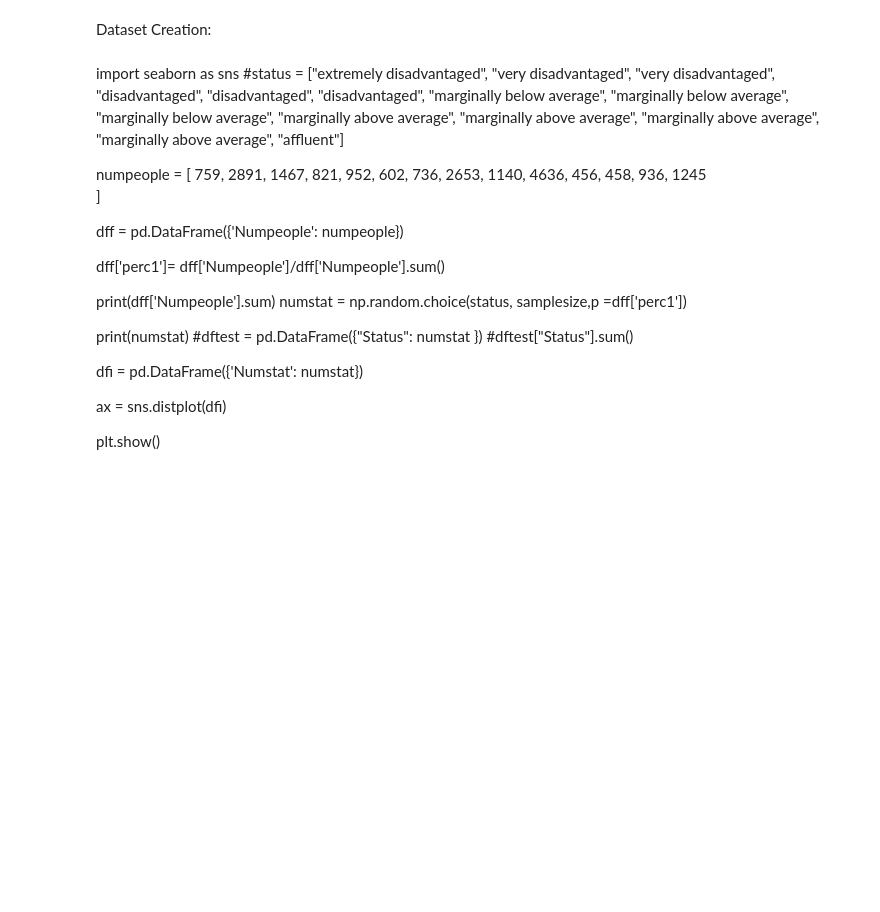
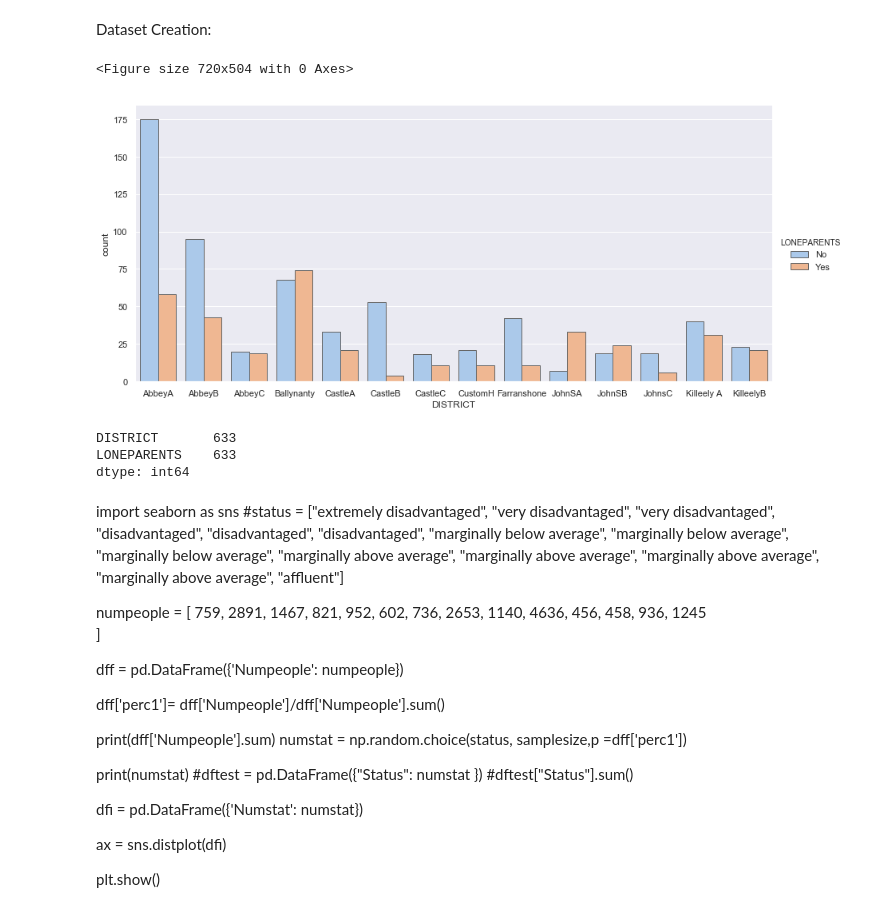
Before and after one commit to fionaoriordan/52465_19_project, a Jupyter notebook: 52465_19_project_dep1.ipynb, the cells around one changed output. Cells and saved outputs as stored; diff of their text form; code cells hidden in the pictures; blank space fills up the shorter version.

```diff
--- a/52465_19_project_dep1.ipynb
+++ b/52465_19_project_dep1.ipynb
@@ -241,13 +240,16 @@ df=pd.DataFrame(data={'DISTRICT': district, 'LONEPARENTS': lp})
 # %%
 # Plot the df:
 fig = plt.figure()
 
 # Adapted from https://seaborn.pydata.org/generated/seaborn.catplot.html
 ax = sns.catplot (x="DISTRICT", hue="LONEPARENTS", kind="count",
             palette="pastel", edgecolor=".4",  height=6, aspect=2,
             data=df)
 #Adding a title at the figure level
-fig.suptitle("Number of Bills Paid by Size & Gender", fontsize = 20)
+fig.suptitle("Lone Parent familes yes/no by Limerick Electoral District.", fontsize = 20)
 # display the plot
 
 plt.show()
+# %% [output]
+<Figure size 720x504 with 0 Axes>
+[figure, added]
@@ -273,3 +256,10 @@ for i in listind:
+# %%
+(df[df.loc[:,'LONEPARENTS']=='Yes']).count()
+(df[df.loc[:,'LONEPARENTS']=='No']).count()
+# %% [output]
+DISTRICT       633
+LONEPARENTS    633
+dtype: int64
 # %% [markdown]
 import seaborn as sns
 #status = ["extremely disadvantaged",
```
Also changed, not shown: parts of 11 cells of this notebook.
